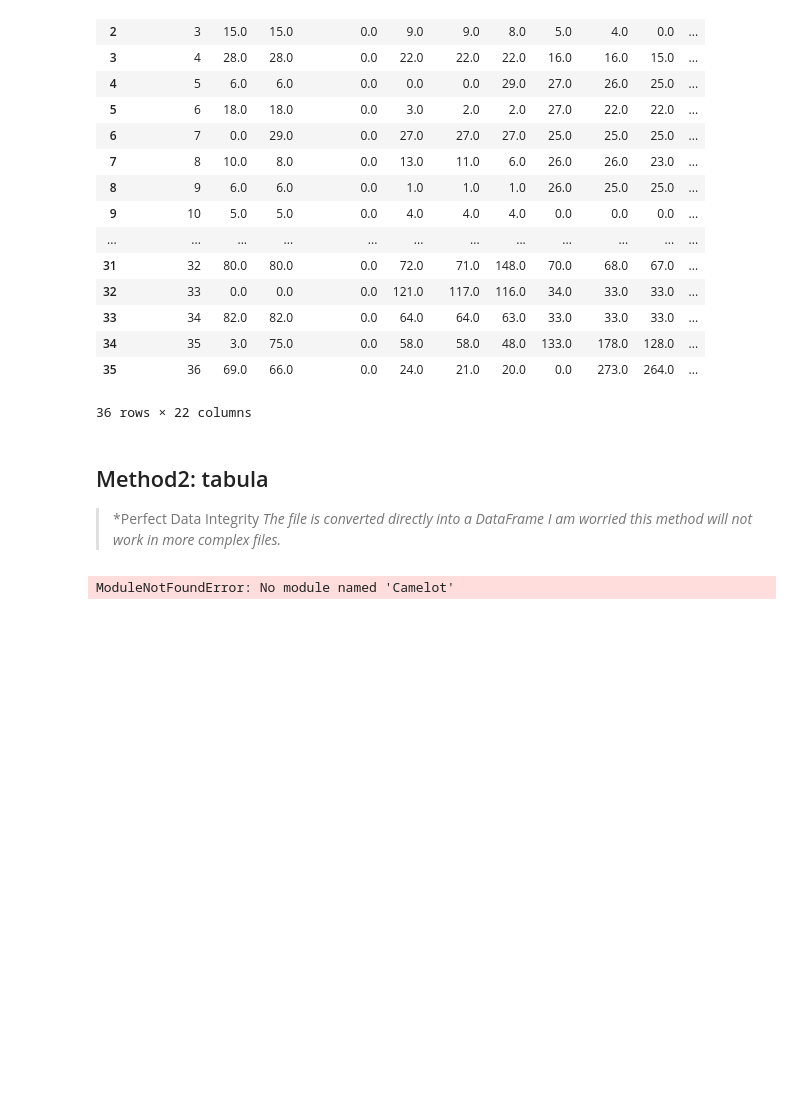
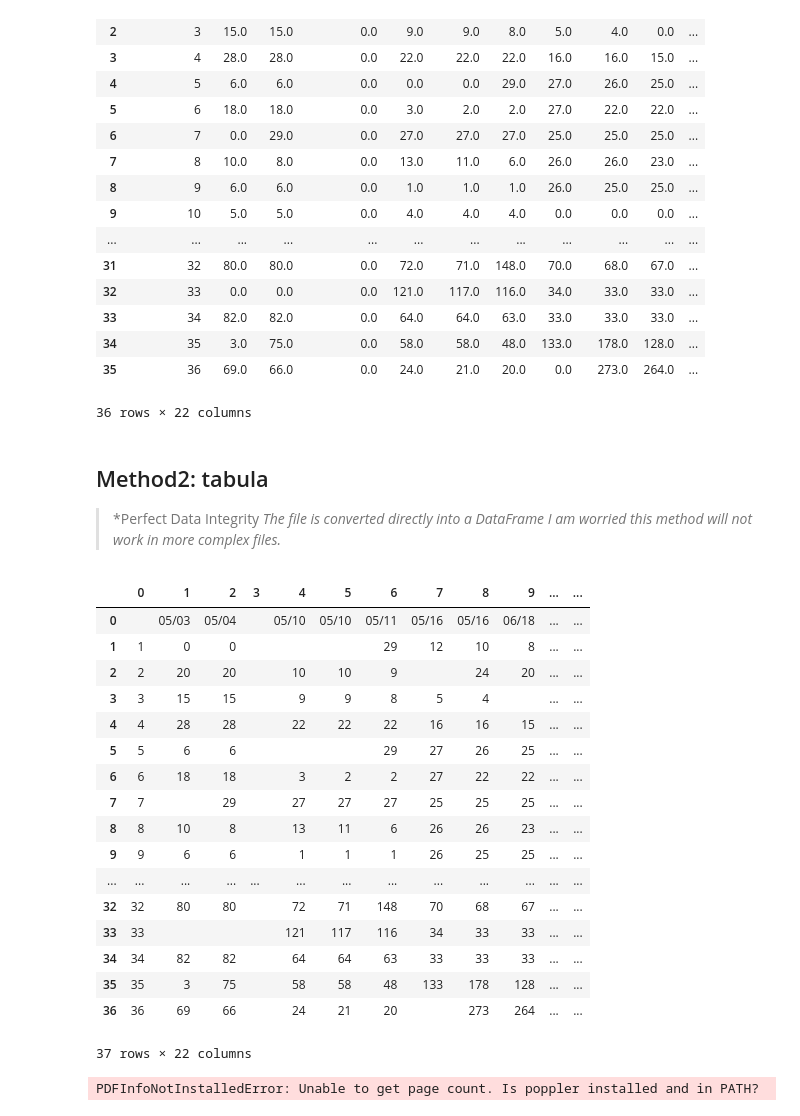
Before and after one commit to Begginning5/Interest, a Jupyter notebook: PDF->Data.ipynb, the cells around one changed output. Cells and saved outputs as stored; diff of their text form; code cells hidden in the pictures; blank space fills up the shorter version.

```diff
--- a/PDF->Data.ipynb
+++ b/PDF->Data.ipynb
@@ -78,12 +78,29 @@ dfs[0].fillna(0)
 > *I am worried this method will not work in more complex files.*
 # %%
 # Method3: Camelot -> extract tables from PDF files.
-import Camelot
+import camelot
 
-tables = Camelot.read_pdf("/workspaces/Interest/Business Observations - Sheet8.pdf")
+tables = camelot.read_pdf("/workspaces/Interest/Business Observations - Sheet8.pdf")
 tables[0].df
 # %% [output]
+|  | 0 | 1 | 2 | 3 | 4 | 5 | 6 | 7 | 8 | 9 | ... | ... |
+| 0 |  | 05/03 | 05/04 |  | 05/10 | 05/10 | 05/11 | 05/16 | 05/16 | 06/18 | ... | ... |
+| 1 | 1 | 0 | 0 |  |  |  | 29 | 12 | 10 | 8 | ... | ... |
+| 2 | 2 | 20 | 20 |  | 10 | 10 | 9 |  | 24 | 20 | ... | ... |
+| 3 | 3 | 15 | 15 |  | 9 | 9 | 8 | 5 | 4 |  | ... | ... |
+| 4 | 4 | 28 | 28 |  | 22 | 22 | 22 | 16 | 16 | 15 | ... | ... |
+| 5 | 5 | 6 | 6 |  |  |  | 29 | 27 | 26 | 25 | ... | ... |
+| 6 | 6 | 18 | 18 |  | 3 | 2 | 2 | 27 | 22 | 22 | ... | ... |
+| 7 | 7 |  | 29 |  | 27 | 27 | 27 | 25 | 25 | 25 | ... | ... |
+| 8 | 8 | 10 | 8 |  | 13 | 11 | 6 | 26 | 26 | 23 | ... | ... |
+| 9 | 9 | 6 | 6 |  | 1 | 1 | 1 | 26 | 25 | 25 | ... | ... |
+| ... | ... | ... | ... | ... | ... | ... | ... | ... | ... | ... | ... | ... |
+| 32 | 32 | 80 | 80 |  | 72 | 71 | 148 | 70 | 68 | 67 | ... | ... |
+| 33 | 33 |  |  |  | 121 | 117 | 116 | 34 | 33 | 33 | ... | ... |
+| 34 | 34 | 82 | 82 |  | 64 | 64 | 63 | 33 | 33 | 33 | ... | ... |
+| 35 | 35 | 3 | 75 |  | 58 | 58 | 48 | 133 | 178 | 128 | ... | ... |
+| 36 | 36 | 69 | 66 |  | 24 | 21 | 20 |  | 273 | 264 | ... | ... |
-ModuleNotFoundError: No module named 'Camelot'
+37 rows × 22 columns
 # %%
 # ==========================
 # **
@@ -100,10 +117,12 @@ ModuleNotFoundError: No module named 'Camelot'
 from pdf2image import convert_from_path
 import pytesseract
 
-pages = convert_from_path("yourfile.pdf")
+pages = convert_from_path("/workspaces/Interest/2026_primary_candidate_list_by_contest_federal_and_state.pdf")
 
 text = ""
 for page in pages:
    text += pytesseract.image_to_string(page)
 
 print(text)
+# %% [output]
+PDFInfoNotInstalledError: Unable to get page count. Is poppler installed and in PATH?
```
Also changed, not shown: 7 other files.
